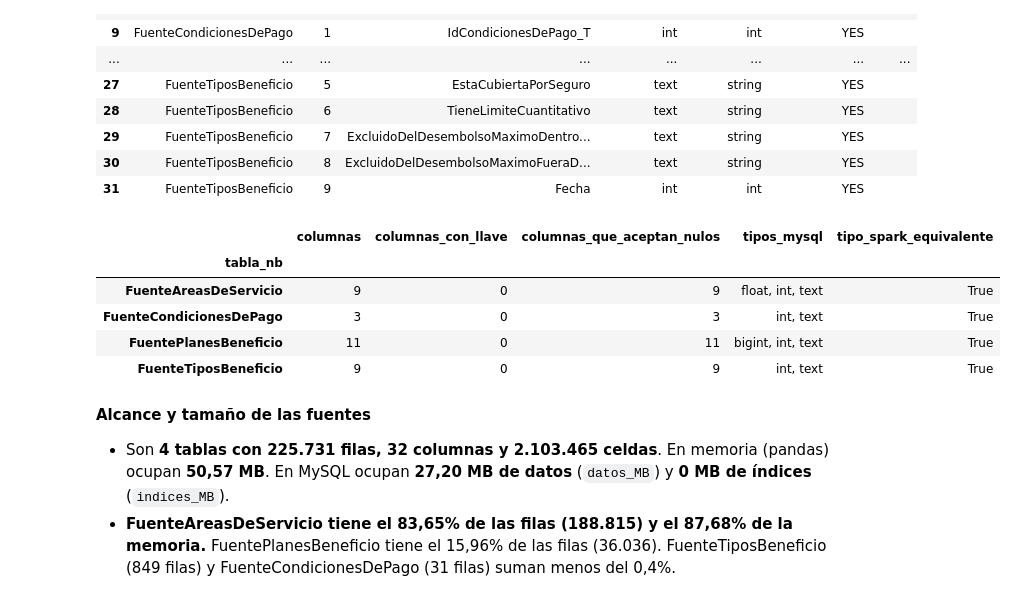
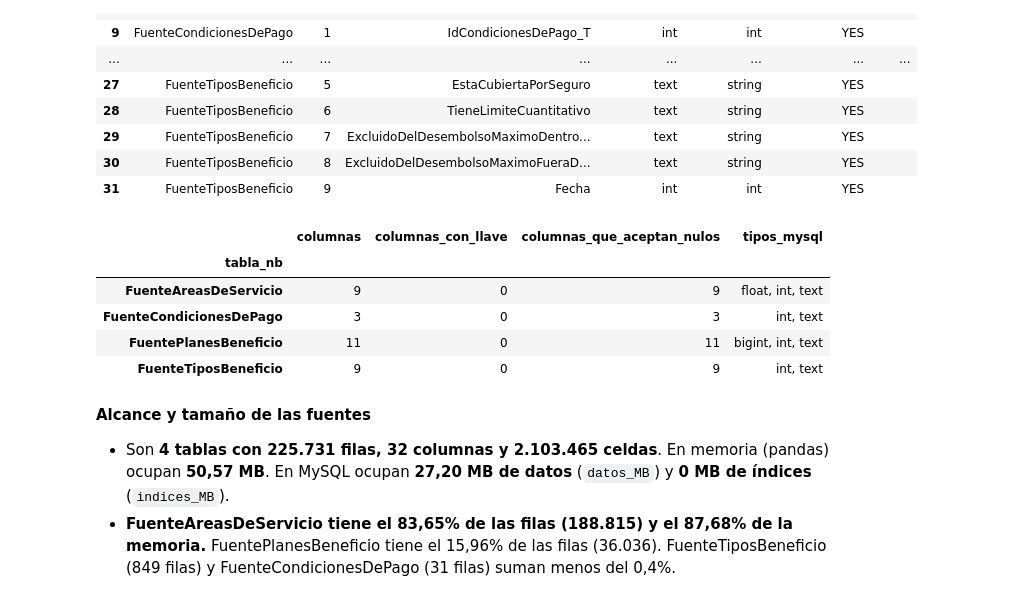
Before and after one commit to Astrid-1308/Entregables_ETL, a Jupyter notebook: Perfilamiento_datos.ipynb, the cells around one changed output. Saved outputs shown, nothing was run; the diff lists cells and outputs as text; code cells hidden in the pictures.

```diff
--- a/Perfilamiento_datos.ipynb
+++ b/Perfilamiento_datos.ipynb
@@ -250,11 +248,9 @@ for nombre, df in fuentes.items():
     alcance.append({'tabla': nombre, 'filas': df.count(), 'columnas': len(df.columns),
                     'cols_numericas': sum(t in ('int', 'bigint', 'float', 'double') or t.startswith('decimal') for t in tipos),
                     'cols_texto': sum(t == 'string' for t in tipos),
-                    'celdas': df.count() * len(df.columns),
-                    'memoria_MB': round(pandas_fuentes[nombre].memory_usage(deep=True).sum() / 1024**2, 2)})
+                    'celdas': df.count() * len(df.columns)})
 alcance = pd.DataFrame(alcance).set_index('tabla')
 alcance['%_filas'] = (100 * alcance['filas'] / alcance['filas'].sum()).round(2)
-alcance['%_memoria'] = (100 * alcance['memoria_MB'] / alcance['memoria_MB'].sum()).round(2)
 alcance.loc['TOTAL'] = alcance.sum()
 alcance.astype({c: int for c in ['filas', 'columnas', 'cols_numericas', 'cols_texto', 'celdas']})
 # %% [output]
@@ -268,15 +263,0 @@ alcance.astype({c: int for c in ['filas', 'columnas', 'cols_numericas', 'cols_te
-# %%
-tablas_sql = "'FuenteAreasDeServicio_Copia_E','FuenteCondicionesDePago_Copia_E','FuentePlanesBeneficio_Copia_E','FuenteTiposBeneficio_Copia_E'"
-
-meta_tablas = obtener_dataframe_de_bd(source_db_connection_string, f"""(
-    SELECT TABLE_NAME, ENGINE, TABLE_ROWS AS filas_estimadas,
-           ROUND(DATA_LENGTH / 1024 / 1024, 2) AS datos_MB,
-           ROUND(INDEX_LENGTH / 1024 / 1024, 2) AS indices_MB,
-           ROUND(AVG_ROW_LENGTH) AS bytes_promedio_fila
-    FROM information_schema.TABLES
-    WHERE TABLE_SCHEMA = 'RaSaTransaccional' AND TABLE_NAME IN ({tablas_sql})) t""", db_user, db_psswd)
-mt = meta_tablas.toPandas().set_index('TABLE_NAME')
-for c in ['datos_MB', 'indices_MB']:
-    mt[c] = mt[c].astype(float)
-mt.loc['TOTAL', ['datos_MB', 'indices_MB']] = mt[['datos_MB', 'indices_MB']].sum()
-mt
@@ -325,20 +297,19 @@ diccionario[['tabla_nb', 'pos', 'columna', 'tipo_mysql', 'tipo_spark', 'acepta_n
 # %%
 # Resumen del diccionario: llaves declaradas, columnas que aceptan nulos y equivalencia de tipos MySQL/Spark
 equivalencia = {'int': 'int', 'bigint': 'bigint', 'float': 'float', 'text': 'string'}
 diccionario['tipo_equivalente'] = diccionario['tipo_mysql'].map(equivalencia) == diccionario['tipo_spark']
 diccionario.groupby('tabla_nb').agg(
     columnas=('columna', 'count'),
     columnas_con_llave=('llave', lambda s: (s.str.strip() != '').sum()),
     columnas_que_aceptan_nulos=('acepta_nulos', lambda s: (s == 'YES').sum()),
-    tipos_mysql=('tipo_mysql', lambda s: ', '.join(sorted(s.unique()))),
-    tipo_spark_equivalente=('tipo_equivalente', 'all'))
+    tipos_mysql=('tipo_mysql', lambda s: ', '.join(sorted(s.unique()))))
 # %% [output]
-|  | columnas | columnas_con_llave | columnas_que_aceptan_nulos | tipos_mysql | tipo_spark_equivalente |
-| tabla_nb |  |  |  |  |  |
-| FuenteAreasDeServicio | 9 | 0 | 9 | float, int, text | True |
-| FuenteCondicionesDePago | 3 | 0 | 3 | int, text | True |
-| FuentePlanesBeneficio | 11 | 0 | 11 | bigint, int, text | True |
-| FuenteTiposBeneficio | 9 | 0 | 9 | int, text | True |
+|  | columnas | columnas_con_llave | columnas_que_aceptan_nulos | tipos_mysql |
+| tabla_nb |  |  |  |  |
+| FuenteAreasDeServicio | 9 | 0 | 9 | float, int, text |
+| FuenteCondicionesDePago | 3 | 0 | 3 | int, text |
+| FuentePlanesBeneficio | 11 | 0 | 11 | bigint, int, text |
+| FuenteTiposBeneficio | 9 | 0 | 9 | int, text |
 # %% [markdown]
 **Alcance y tamaño de las fuentes**
 
```
Also changed, not shown: parts of 12 cells of this notebook.
